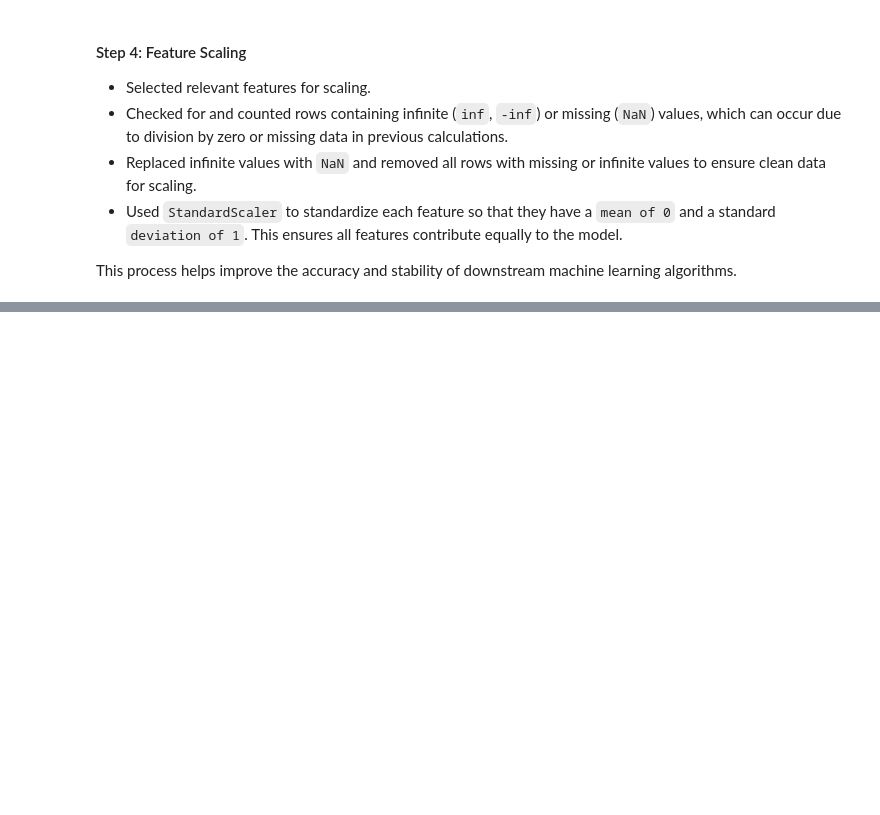
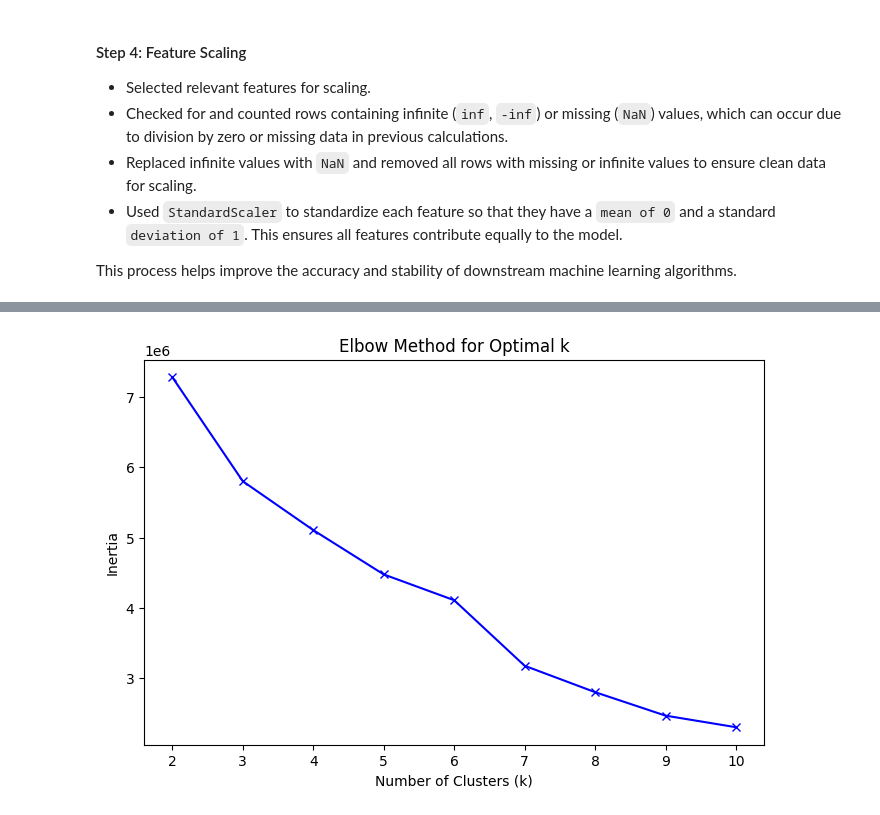
Before and after one commit to AsifZaman777/Stock-market-manipulation-detector, a Jupyter notebook: smmd.ipynb, the cells around one changed output, grey strips where cells are left out. Drawn from its saved outputs; the diff is of its cells as text; code cells hidden in the pictures; blank space fills up the shorter version.

Commit message:
clustering using k-means

```diff
--- a/smmd.ipynb
+++ b/smmd.ipynb
@@ -231,24 +231,29 @@ features = ['Price_Change_Pct', 'Intraday_Range', 'Volatility', 'Volume_Spike',
             'Price_to_Volume_Ratio']
 X = df[features].copy()
 
-# count rows before cleaning
+# Count rows before cleaning
 rows_before = X.shape[0]
 
-# find rows with inf/-inf or NaN
+# Find rows with inf/-inf or NaN
 mask_inf = X.isin([np.inf, -np.inf]).any(axis=1)
 mask_nan = X.isnull().any(axis=1)
 rows_with_issues = X[mask_inf | mask_nan].shape[0]
 print(f"Rows with inf/-inf or NaN: {rows_with_issues}")
 
-# remove inf/-inf and NaN before scaling
-X.replace([np.inf, -np.inf], np.nan, inplace=True)
-X.dropna(inplace=True)
+# Remove inf/-inf and NaN before scaling
+X = X.replace([np.inf, -np.inf], np.nan)
+X = X.dropna()
 
 rows_after = X.shape[0]
 print(f"Rows before cleaning: {rows_before}, after cleaning: {rows_after}")
 
-# feature scaling
+# Align df with X to maintain consistency
+df = df.loc[X.index]
+
+# Feature scaling
 scaler = StandardScaler()
 X_scaled = scaler.fit_transform(X)
 X_scaled = pd.DataFrame(X_scaled, columns=features, index=X.index)
+
+X_scaled.head(10)
 # %% [output]
@@ -256,0 +278,24 @@ Rows before cleaning: 1029783, after cleaning: 1019383
+# %%
+import matplotlib.pyplot as plt
+from sklearn.cluster import KMeans
+inertias = []
+K = range(2, 11)
+for k in K:
+    kmeans = KMeans(n_clusters=k, init='k-means++', random_state=42)
+    kmeans.fit(X_scaled)
+    inertias.append(kmeans.inertia_)
+
+# Plot Elbow Curve
+plt.figure(figsize=(8, 5))
+plt.plot(K, inertias, 'bx-')
+plt.xlabel('Number of Clusters (k)')
+plt.ylabel('Inertia')
+plt.title('Elbow Method for Optimal k')
+plt.show()
+
+
+n_clusters = 5
+kmeans = KMeans(n_clusters=n_clusters, init='k-means++', random_state=42)
+df['Cluster'] = kmeans.fit_predict(X_scaled)
+# %% [output]
+[figure, added]
```
Also changed, not shown: parts of 2 cells of this notebook.
